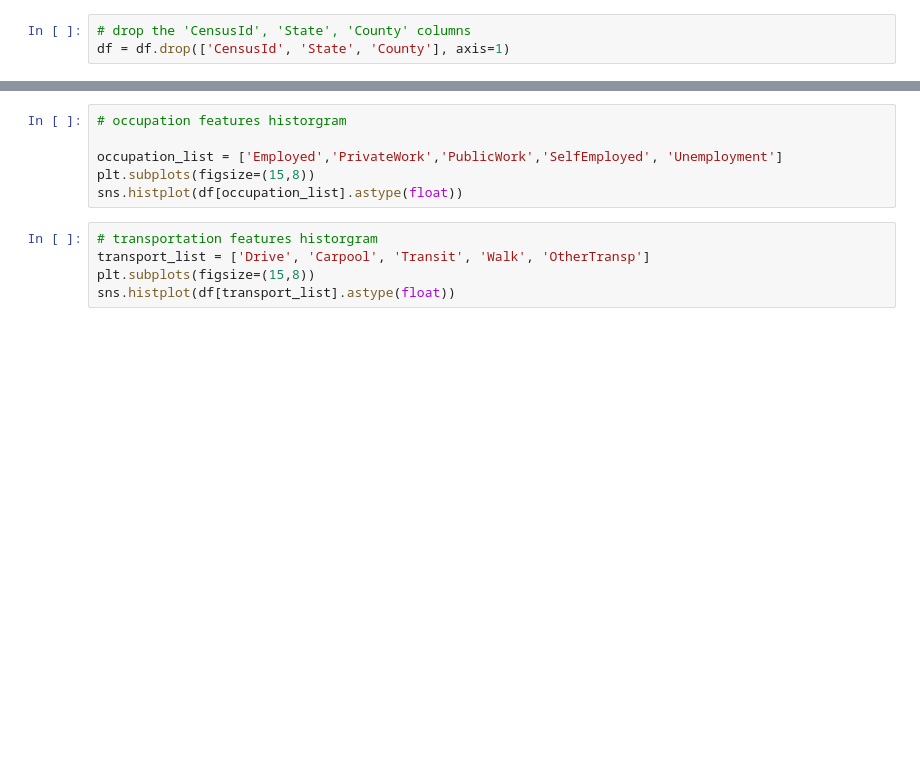
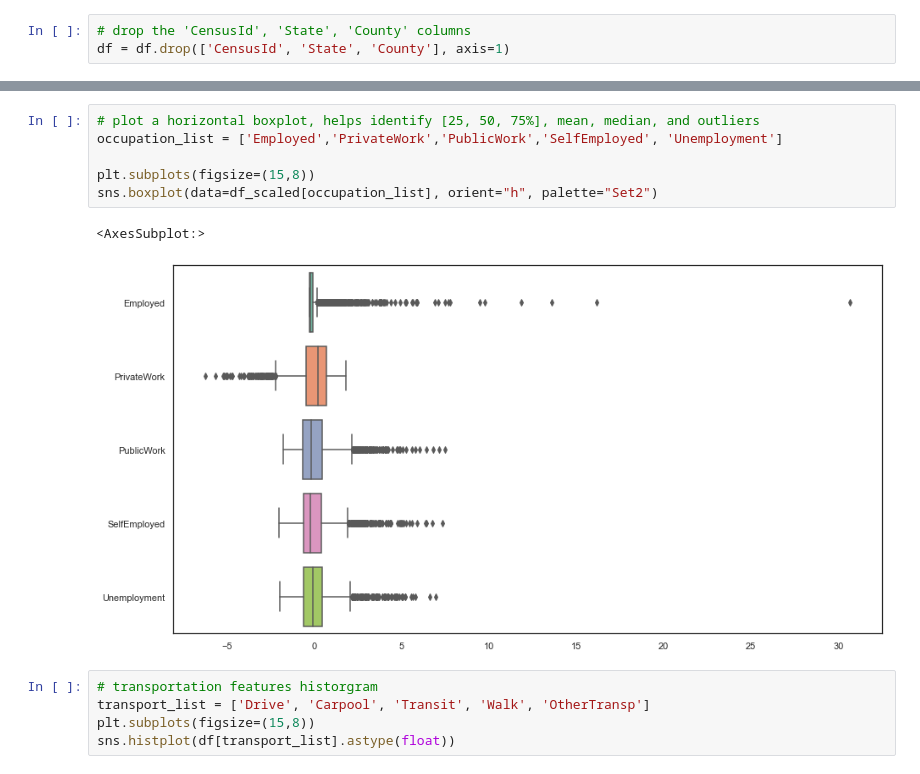
Before and after one commit to jf20541/EDA-FeatureEngineering-FeatureSelection, a Jupyter notebook: notebooks/population_seg.ipynb, the cells around one changed output, grey strips where cells are left out. Cells and saved outputs as stored; diff of their text form; blank space fills up the shorter version.

```diff
--- a/notebooks/population_seg.ipynb
+++ b/notebooks/population_seg.ipynb
@@ -149,9 +183,12 @@ df = df.drop(['CensusId', 'State', 'County'], axis=1)
 # %%
-# occupation features historgram
+# plot a horizontal boxplot, helps identify [25, 50, 75%], mean, median, and outliers
+occupation_list = ['Employed','PrivateWork','PublicWork','SelfEmployed', 'Unemployment']
 
-occupation_list = ['Employed','PrivateWork','PublicWork','SelfEmployed', 'Unemployment']
 plt.subplots(figsize=(15,8))
-sns.histplot(df[occupation_list].astype(float))
+sns.boxplot(data=df_scaled[occupation_list], orient="h", palette="Set2")
+# %% [output]
+<AxesSubplot:>
+[figure, added]
 # %%
 # transportation features historgram
 transport_list = ['Drive', 'Carpool', 'Transit', 'Walk', 'OtherTransp']
```
Also changed, not shown: parts of 3 cells of this notebook, 3 other files.
